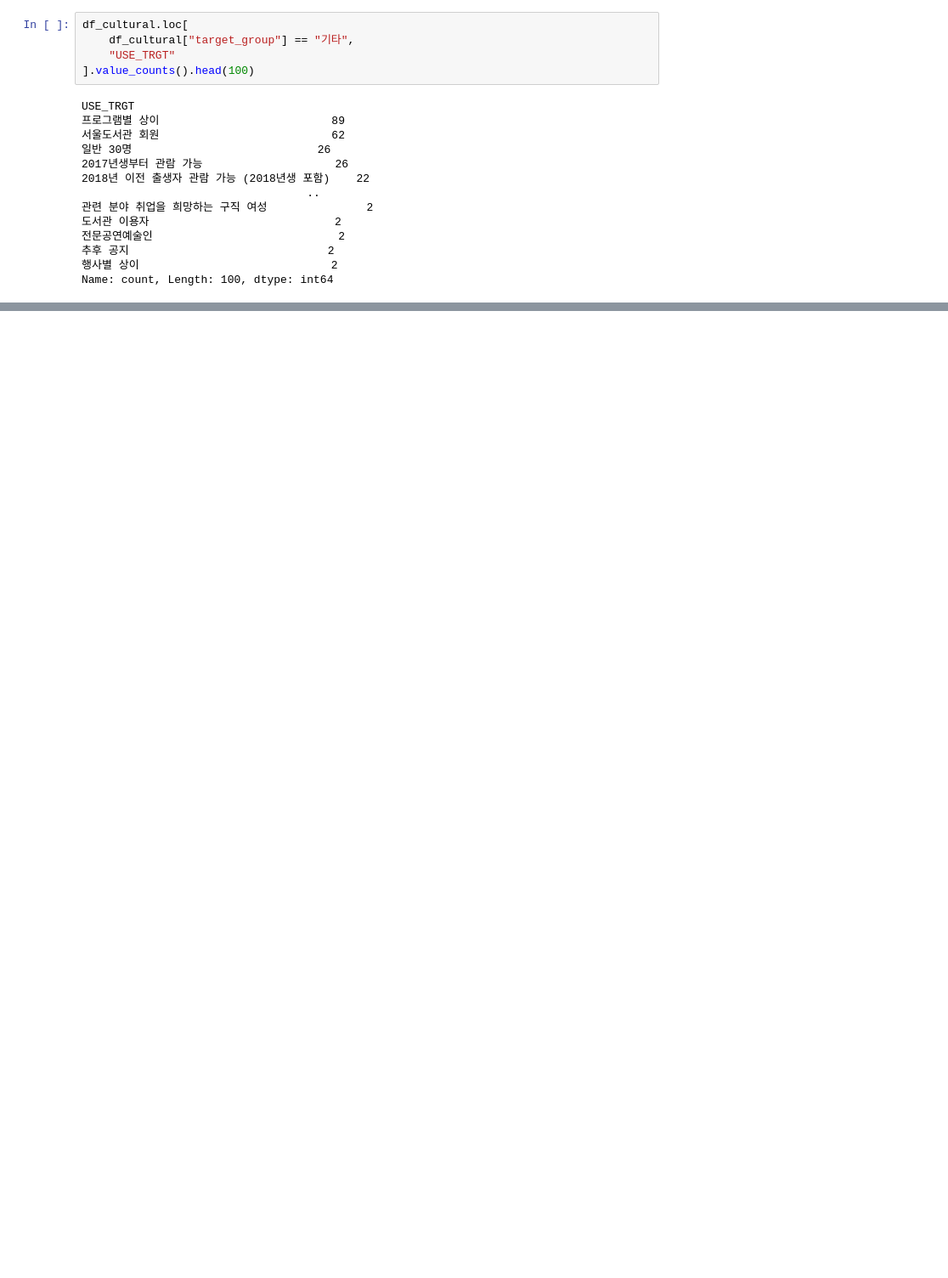
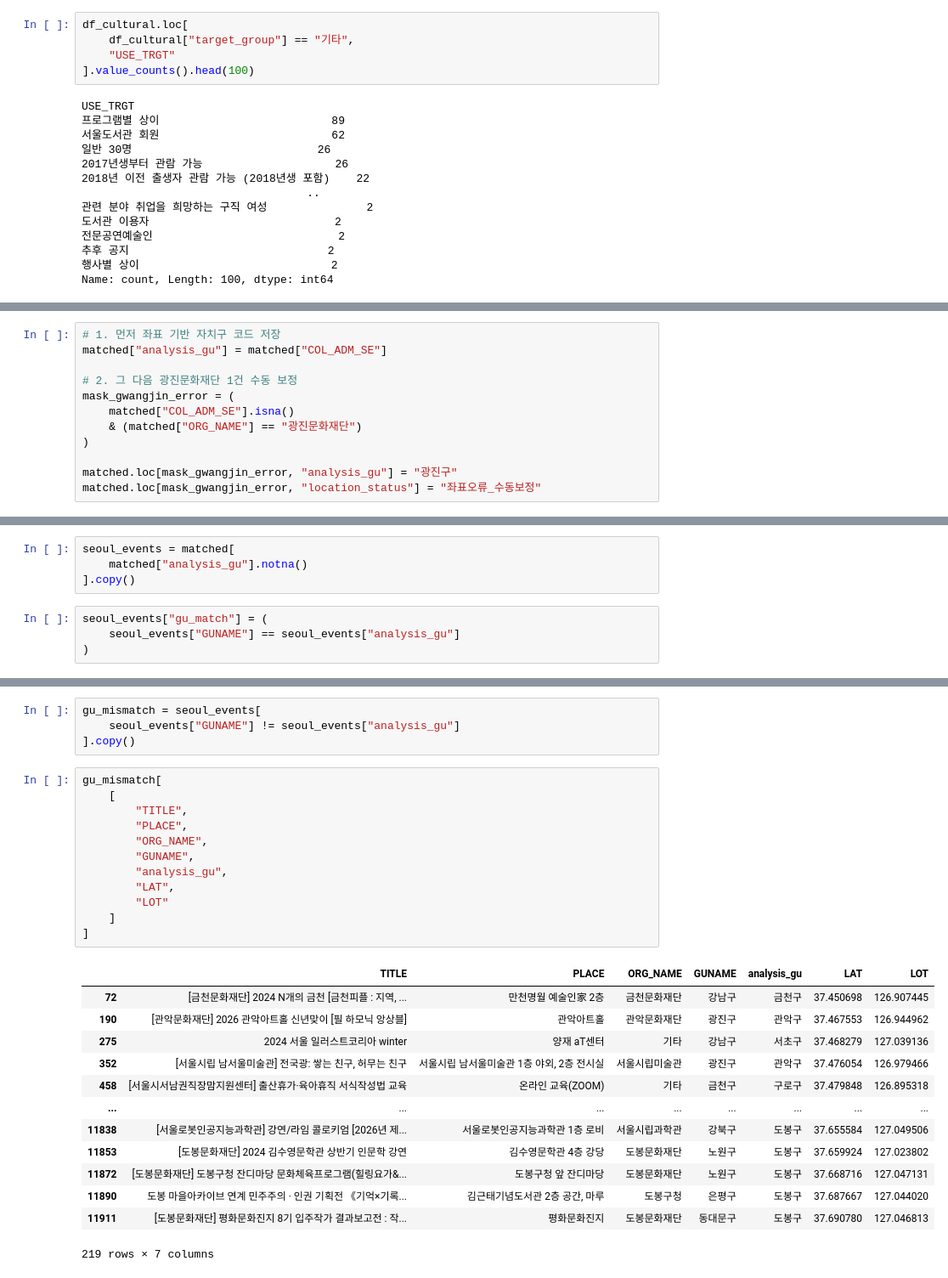
Before and after one commit to kkw5389-collab/sprint_mission17, a Jupyter notebook: notebooks/mission17.ipynb, the cells around one changed output, grey strips where cells are left out. Shown at 85% size. Saved outputs shown, nothing was run; the diff lists cells and outputs as text; blank space fills up the shorter version.

```diff
--- a/notebooks/mission17.ipynb
+++ b/notebooks/mission17.ipynb
@@ -965,0 +1307,12 @@ Name: count, Length: 100, dtype: int64
+# %%
+# 1. 먼저 좌표 기반 자치구 코드 저장
+matched["analysis_gu"] = matched["COL_ADM_SE"]
+
+# 2. 그 다음 광진문화재단 1건 수동 보정
+mask_gwangjin_error = (
+    matched["COL_ADM_SE"].isna()
+    & (matched["ORG_NAME"] == "광진문화재단")
+)
+
+matched.loc[mask_gwangjin_error, "analysis_gu"] = "광진구"
+matched.loc[mask_gwangjin_error, "location_status"] = "좌표오류_수동보정"
@@ -965,0 +1386,8 @@ Name: count, Length: 100, dtype: int64
+# %%
+seoul_events = matched[
+    matched["analysis_gu"].notna()
+].copy()
+# %%
+seoul_events["gu_match"] = (
+    seoul_events["GUNAME"] == seoul_events["analysis_gu"]
+)
@@ -965,0 +1410,30 @@ Name: count, Length: 100, dtype: int64
+# %%
+gu_mismatch = seoul_events[
+    seoul_events["GUNAME"] != seoul_events["analysis_gu"]
+].copy()
+# %%
+gu_mismatch[
+    [
+        "TITLE",
+        "PLACE",
+        "ORG_NAME",
+        "GUNAME",
+        "analysis_gu",
+        "LAT",
+        "LOT"
+    ]
+]
+# %% [output]
+|  | TITLE | PLACE | ORG_NAME | GUNAME | analysis_gu | LAT | LOT |
+| 72 | [금천문화재단] 2024 N개의 금천 [금천피플 : 지역, ... | 만천명월 예술인家 2층 | 금천문화재단 | 강남구 | 금천구 | 37.450698 | 126.907445 |
+| 190 | [관악문화재단] 2026 관악아트홀 신년맞이 [필 하모닉 앙상블] | 관악아트홀 | 관악문화재단 | 광진구 | 관악구 | 37.467553 | 126.944962 |
+| 275 | 2024 서울 일러스트코리아 winter | 양재 aT센터 | 기타 | 강남구 | 서초구 | 37.468279 | 127.039136 |
+| 352 | [서울시립 남서울미술관] 전국광: 쌓는 친구, 허무는 친구 | 서울시립 남서울미술관 1층 야외, 2층 전시실 | 서울시립미술관 | 광진구 | 관악구 | 37.476054 | 126.979466 |
+| 458 | [서울시서남권직장맘지원센터] 출산휴가·육아휴직 서식작성법 교육 | 온라인 교육(ZOOM) | 기타 | 금천구 | 구로구 | 37.479848 | 126.895318 |
+| ... | ... | ... | ... | ... | ... | ... | ... |
+| 11838 | [서울로봇인공지능과학관] 강연/라임 콜로키엄 [2026년 제... | 서울로봇인공지능과학관 1층 로비 | 서울시립과학관 | 강북구 | 도봉구 | 37.655584 | 127.049506 |
+| 11853 | [도봉문화재단] 2024 김수영문학관 상반기 인문학 강연 | 김수영문학관 4층 강당 | 도봉문화재단 | 노원구 | 도봉구 | 37.659924 | 127.023802 |
+| 11872 | [도봉문화재단] 도봉구청 잔디마당 문화체육프로그램(힐링요가&... | 도봉구청 앞 잔디마당 | 도봉문화재단 | 노원구 | 도봉구 | 37.668716 | 127.047131 |
+| 11890 | 도봉 마을아카이브 연계 민주주의 · 인권 기획전 《기억×기록... | 김근태기념도서관 2층 공간, 마루 | 도봉구청 | 은평구 | 도봉구 | 37.687667 | 127.044020 |
+| 11911 | [도봉문화재단] 평화문화진지 8기 입주작가 결과보고전 : 작... | 평화문화진지 | 도봉문화재단 | 동대문구 | 도봉구 | 37.690780 | 127.046813 |
+219 rows × 7 columns
```
Also changed, not shown: parts of 48 cells of this notebook.
